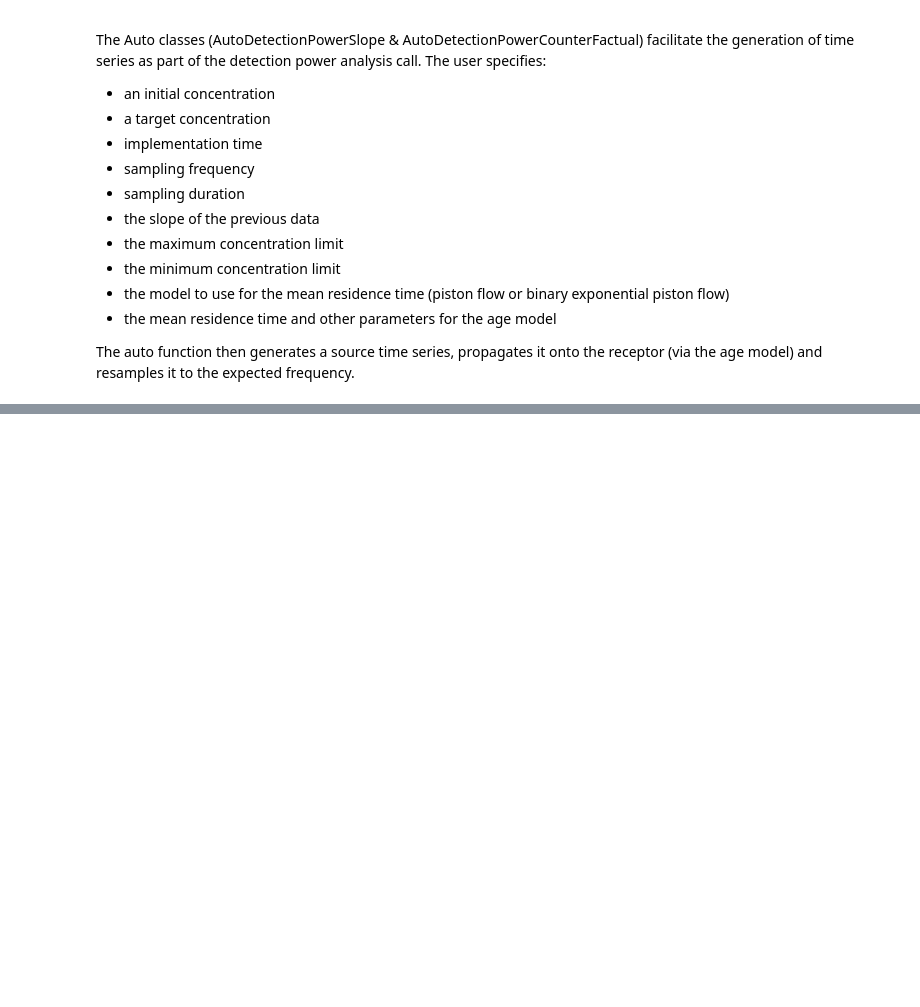
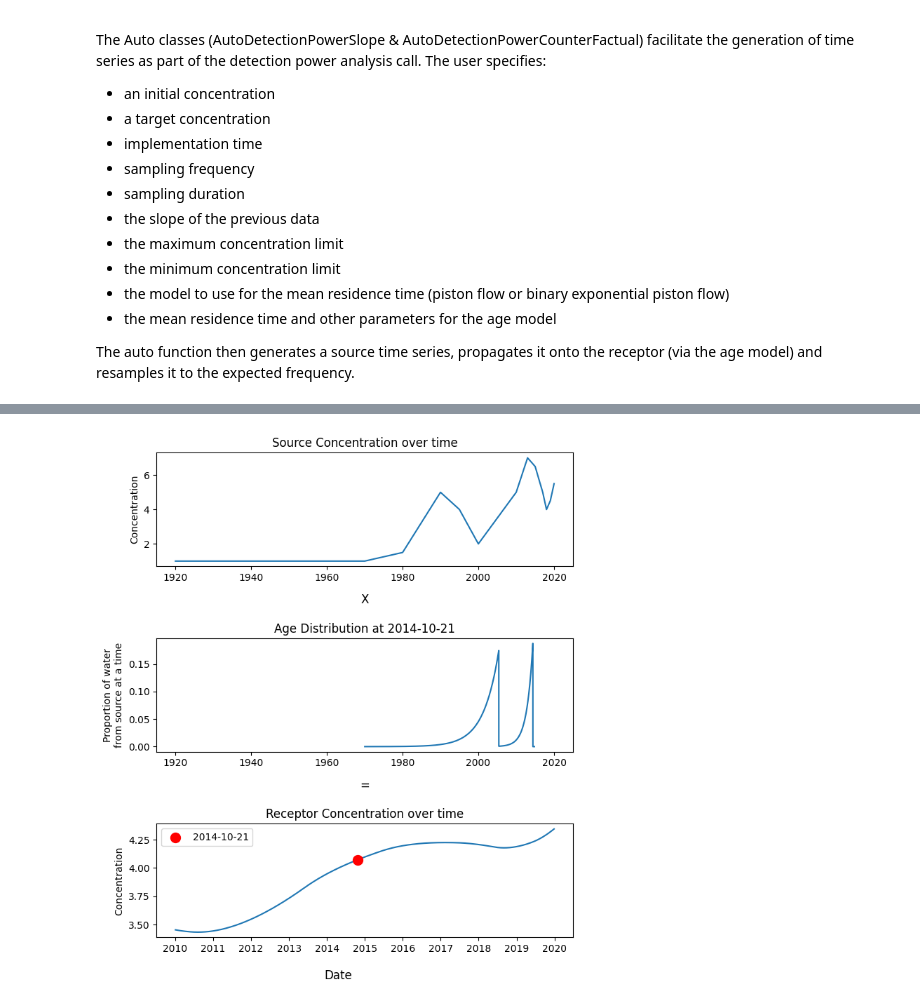
Before and after one commit to Komanawa-Solutions-Ltd/gw_detect_power-worked-examples, a Jupyter notebook: generating_true_ts_data.ipynb, the cells around one changed output, grey strips where cells are left out. Drawn from its saved outputs; the diff is of its cells as text; code cells hidden in the pictures; blank space fills up the shorter version.

```diff
--- a/generating_true_ts_data.ipynb
+++ b/generating_true_ts_data.ipynb
@@ -124,0 +145,69 @@ The auto function then generates a source time series, propagates it onto the re
+# %%
+from komanawa.gw_age_tools import predict_future_conc_bepm, binary_exp_piston_flow, check_age_inputs
+
+
+# make a quick function to convert ages to dates
+def convert_to_dt(ages):
+    return pd.to_timedelta(ages * 365, unit='D') + pd.to_datetime('2020-01-01')
+
+# create a source time series
+once_and_future_source_conc = pd.Series({
+    -100: 1,
+    -60: 1,
+    -50.: 1,
+    -40: 1.5,
+    -30: 5,
+    -25: 4,
+    -20: 2,
+    -10: 5,
+    -7: 7,
+    -5: 6.5,
+    -3: 5,
+    -2: 4,
+    -1: 4.5,
+    0: 5.5,
+})
+
+# set up the parameters for the age model
+mrt = 10
+mrt_p1 = 2
+frac_p1 = 0.3
+precision = 2
+mrt_p2 = None
+f_p1 = 0.8
+f_p2 = 0.3
+
+# check the inputs and calculate mrt_p2 if not provided
+mrt, mrt_p2 = check_age_inputs(mrt, mrt_p1, mrt_p2, frac_p1, precision, f_p1, f_p2)
+
+# predict the receptor time series
+predict_start = -10
+predict_stop = 0
+recptor = predict_future_conc_bepm(once_and_future_source_conc, predict_start, predict_stop,
+                                   mrt_p1, frac_p1, f_p1, f_p2, mrt=mrt, mrt_p2=mrt_p2, fill_value=1)
+
+# plot the source and receptor time series
+fig, (ax1, ax2, ax3) = plt.subplots(3, 1, figsize=(7, 8), sharex=False)
+ax2.sharex(ax1)
+ax1.plot(convert_to_dt(once_and_future_source_conc.index), once_and_future_source_conc.values)
+ax1.set_ylabel('Concentration')
+ax1.set_title('Source Concentration over time')
+
+ax3.plot(convert_to_dt(recptor.index), recptor.values)
+ax3.set_ylabel('Concentration')
+ax3.set_title('=\n\nReceptor Concentration over time')
+ax3.scatter(convert_to_dt(-5.2), recptor.loc[-5.2], color='r', marker='o', s=100, zorder=5,
+            label=convert_to_dt(-5.2).date())
+ax3.legend()
+
+ages = np.arange(0, 50 - 5.2, 0.01)
+pdf = binary_exp_piston_flow(ages, mrt_p1, mrt_p2, frac_p1, f_p1, f_p2, )
+ax2.plot(convert_to_dt(ages * -1 + -5.2), pdf, label='PDF')
+ax2.set_ylabel('Proportion of water\nfrom source at a time')
+ax2.set_title(f'X\n\nAge Distribution at {convert_to_dt(-5.2).date()}')
+
+fig.supxlabel('Date')
+fig.tight_layout()
+plt.show()
+# %% [output]
+[figure, added]
```
Also changed, not shown: parts of 8 cells of this notebook, 3 other files.
